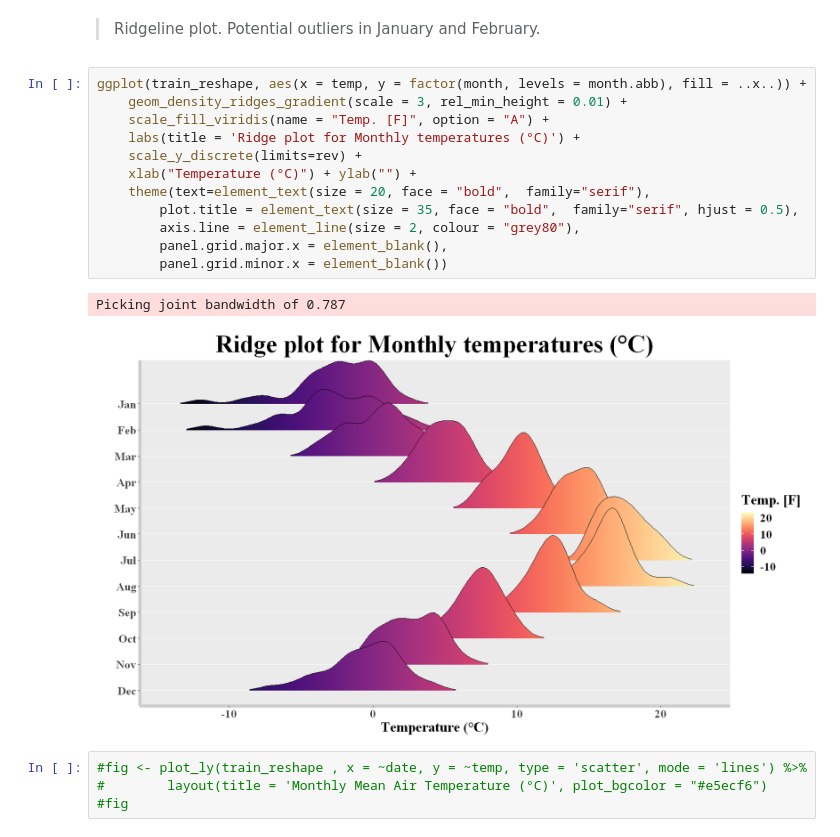
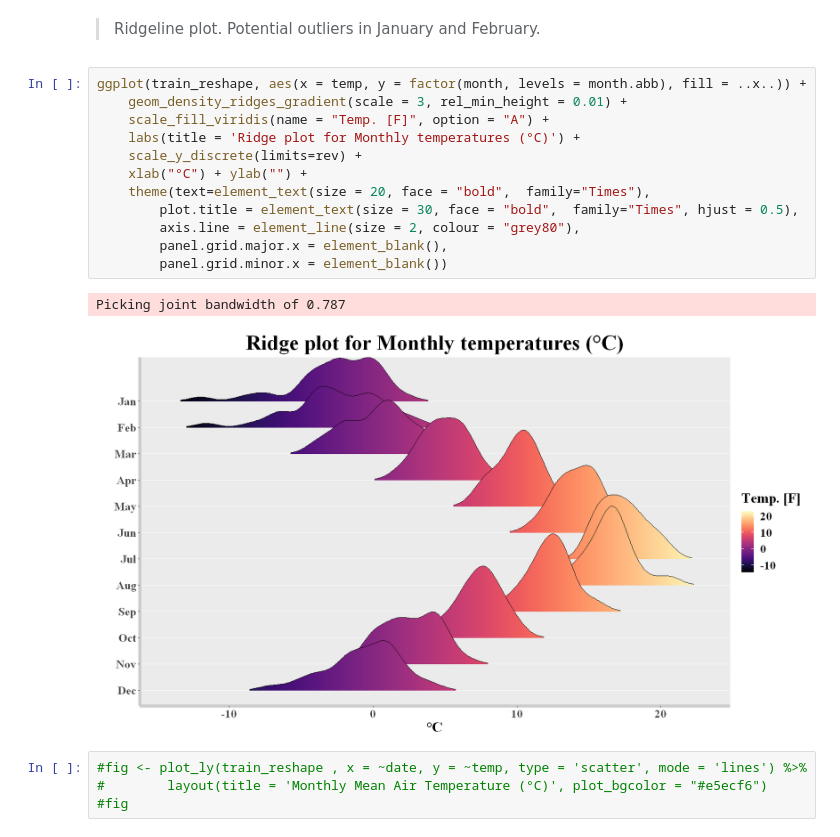
Before and after one commit to AndreasPalmgren/Sthlm-Temp-ARIMA, a Jupyter notebook: SthlmMeanTemperature.ipynb, the cells around one changed output. Drawn from its saved outputs; the diff is of its cells as text.

```diff
--- a/SthlmMeanTemperature.ipynb
+++ b/SthlmMeanTemperature.ipynb
@@ -97,18 +99,18 @@ autoplot(train, xlab="Year", ylab="Temperature (°C)")+
 # %%
 ggplot(train_reshape, aes(x = temp, y = factor(month, levels = month.abb), fill = ..x..)) +
     geom_density_ridges_gradient(scale = 3, rel_min_height = 0.01) +
     scale_fill_viridis(name = "Temp. [F]", option = "A") +
     labs(title = 'Ridge plot for Monthly temperatures (°C)') +
     scale_y_discrete(limits=rev) +
-    xlab("Temperature (°C)") + ylab("") +
-    theme(text=element_text(size = 20, face = "bold",  family="serif"),
-        plot.title = element_text(size = 35, face = "bold",  family="serif", hjust = 0.5),
+    xlab("°C") + ylab("") +
+    theme(text=element_text(size = 20, face = "bold",  family="Times"),
+        plot.title = element_text(size = 30, face = "bold",  family="Times", hjust = 0.5),
         axis.line = element_line(size = 2, colour = "grey80"),
         panel.grid.major.x = element_blank(),
         panel.grid.minor.x = element_blank())
 # %% [output]
 Picking joint bandwidth of 0.787
-[figure, old version]
+[figure, new version]
 # %%
 #fig <- plot_ly(train_reshape , x = ~date, y = ~temp, type = 'scatter', mode = 'lines') %>%
 #        layout(title = 'Monthly Mean Air Temperature (°C)', plot_bgcolor = "#e5ecf6")
```
Also changed, not shown: parts of 3 cells of this notebook.
